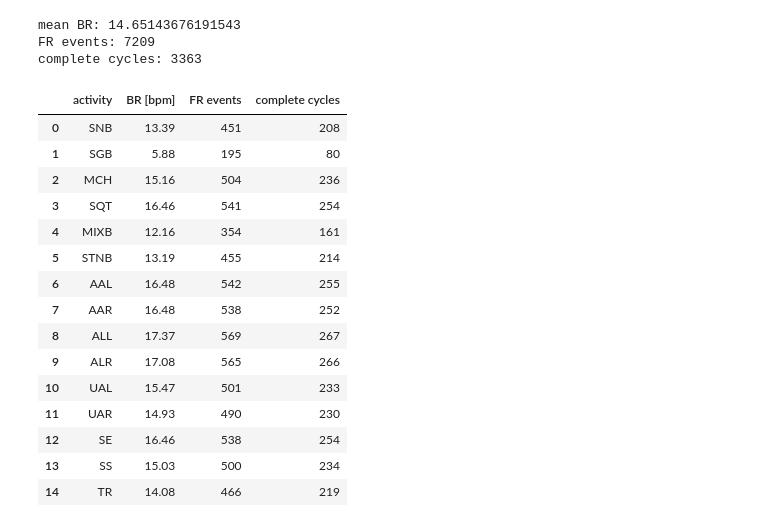
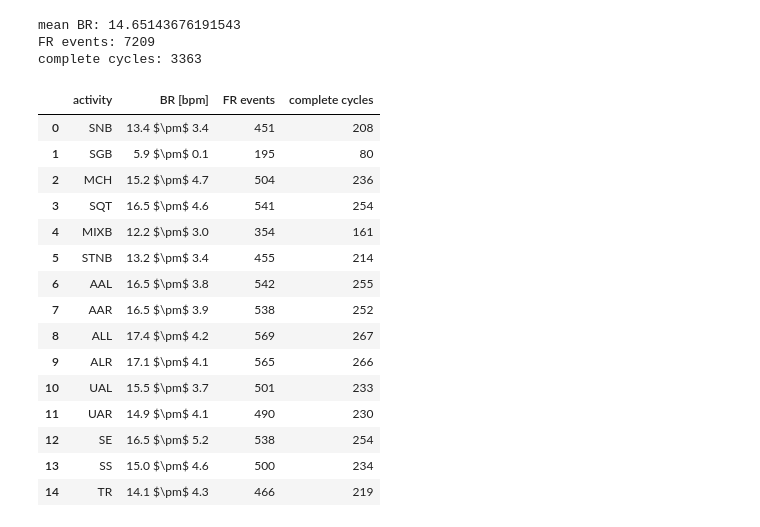
Before and after one commit to anascacais/analysis-RESP-data, a Jupyter notebook: overview_analysis.ipynb, the cells around one changed output. Saved outputs shown, nothing was run; the diff lists cells and outputs as text; code cells hidden in the pictures.

```diff
--- a/overview_analysis.ipynb
+++ b/overview_analysis.ipynb
@@ -125,29 +215,29 @@ complete cycles: 3363
 # %%
 overview_by_activity = pd.DataFrame(columns=["activity", "BR [bpm]", "FR events", "complete cycles"])
 
 for activity in activities_list:
     new_entry = {"activity": activity}
     activity_data = overview[overview["activity"] == activity]
     new_entry["FR events"] = activity_data["FR events"].sum()
     new_entry["complete cycles"] = activity_data["complete cycles"].sum()
-    new_entry["BR [bpm]"] = activity_data["BR"].mean().round(2)
+    new_entry["BR [bpm]"] = f'{np.round(np.mean(activity_data["BR"]), 1)} $\pm$ {np.round(np.std(activity_data["BR"]), 1)}'
     overview_by_activity.loc[len(overview_by_activity)] = new_entry
 
 overview_by_activity
 # %% [output]
 |  | activity | BR [bpm] | FR events | complete cycles |
-| 0 | SNB | 13.39 | 451 | 208 |
-| 1 | SGB | 5.88 | 195 | 80 |
-| 2 | MCH | 15.16 | 504 | 236 |
-| 3 | SQT | 16.46 | 541 | 254 |
-| 4 | MIXB | 12.16 | 354 | 161 |
-| 5 | STNB | 13.19 | 455 | 214 |
-| 6 | AAL | 16.48 | 542 | 255 |
-| 7 | AAR | 16.48 | 538 | 252 |
-| 8 | ALL | 17.37 | 569 | 267 |
-| 9 | ALR | 17.08 | 565 | 266 |
-| 10 | UAL | 15.47 | 501 | 233 |
-| 11 | UAR | 14.93 | 490 | 230 |
-| 12 | SE | 16.46 | 538 | 254 |
-| 13 | SS | 15.03 | 500 | 234 |
-| 14 | TR | 14.08 | 466 | 219 |
+| 0 | SNB | 13.4 $\pm$ 3.4 | 451 | 208 |
+| 1 | SGB | 5.9 $\pm$ 0.1 | 195 | 80 |
+| 2 | MCH | 15.2 $\pm$ 4.7 | 504 | 236 |
+| 3 | SQT | 16.5 $\pm$ 4.6 | 541 | 254 |
+| 4 | MIXB | 12.2 $\pm$ 3.0 | 354 | 161 |
+| 5 | STNB | 13.2 $\pm$ 3.4 | 455 | 214 |
+| 6 | AAL | 16.5 $\pm$ 3.8 | 542 | 255 |
+| 7 | AAR | 16.5 $\pm$ 3.9 | 538 | 252 |
+| 8 | ALL | 17.4 $\pm$ 4.2 | 569 | 267 |
+| 9 | ALR | 17.1 $\pm$ 4.1 | 565 | 266 |
+| 10 | UAL | 15.5 $\pm$ 3.7 | 501 | 233 |
+| 11 | UAR | 14.9 $\pm$ 4.1 | 490 | 230 |
+| 12 | SE | 16.5 $\pm$ 5.2 | 538 | 254 |
+| 13 | SS | 15.0 $\pm$ 4.6 | 500 | 234 |
+| 14 | TR | 14.1 $\pm$ 4.3 | 466 | 219 |
```
Also changed, not shown: parts of 4 cells of this notebook, 17 other files.
